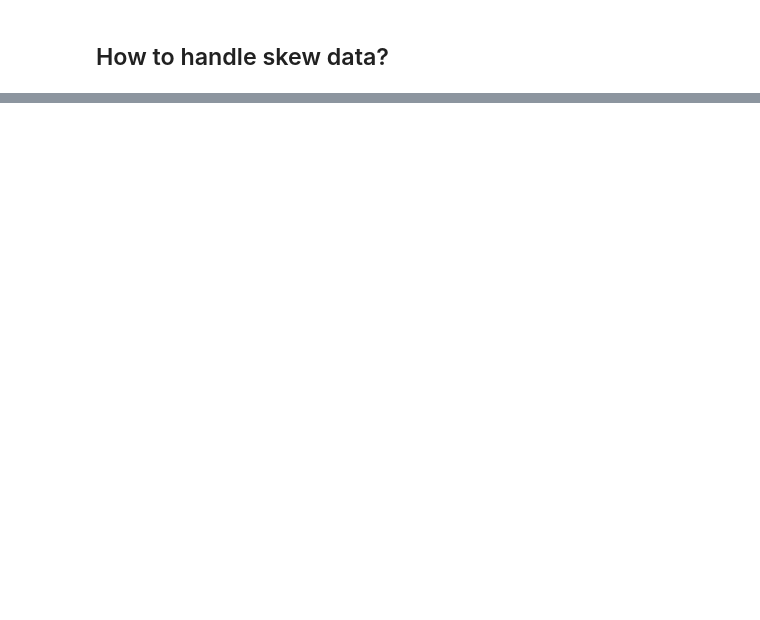
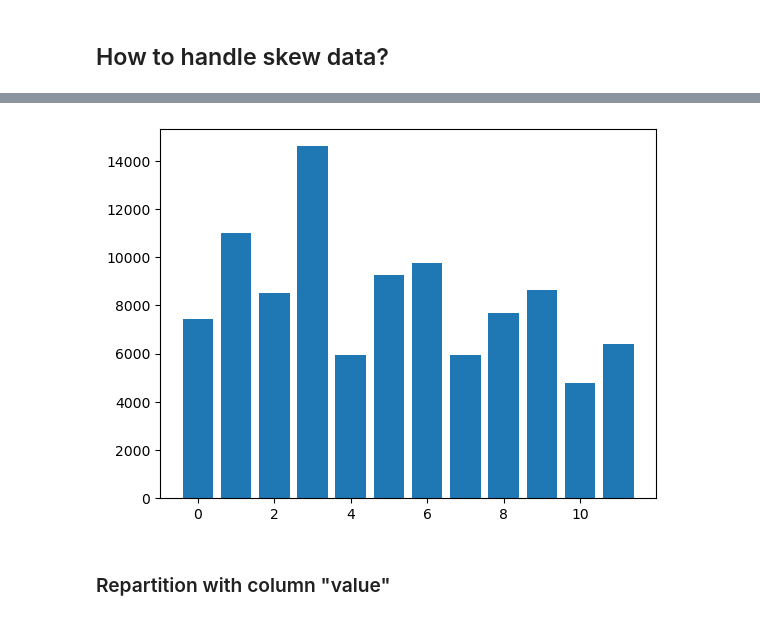
Before and after one commit to AubrynnReina/Fresher-DE-Exercises, a Jupyter notebook: Spark/Skew_data.ipynb, the cells around one changed output, grey strips where cells are left out. Saved outputs shown, nothing was run; the diff lists cells and outputs as text; code cells hidden in the pictures; blank space fills up the shorter version.

```diff
--- a/Spark/Skew_data.ipynb
+++ b/Spark/Skew_data.ipynb
@@ -21,0 +86,3 @@
+# %%
+spark_session = SparkSession.builder.master('local[*]').appName('Skew Data Test').getOrCreate()
+df_data = spark_session.createDataFrame(data, schema=('key integer, value integer'))
@@ -21,0 +91,11 @@
+# %%
+repartitioned_data = df_data.repartition(12, 'key')
+# %%
+partition_distribution = repartitioned_data.rdd.glom().map(len).collect()
+# %%
+plt.bar(range(12), partition_distribution)
+plt.show()
+# %% [output]
+[figure, added]
+# %% [markdown]
+### Repartition with column "value"
```
Also changed, not shown: parts of 37 cells of this notebook.
